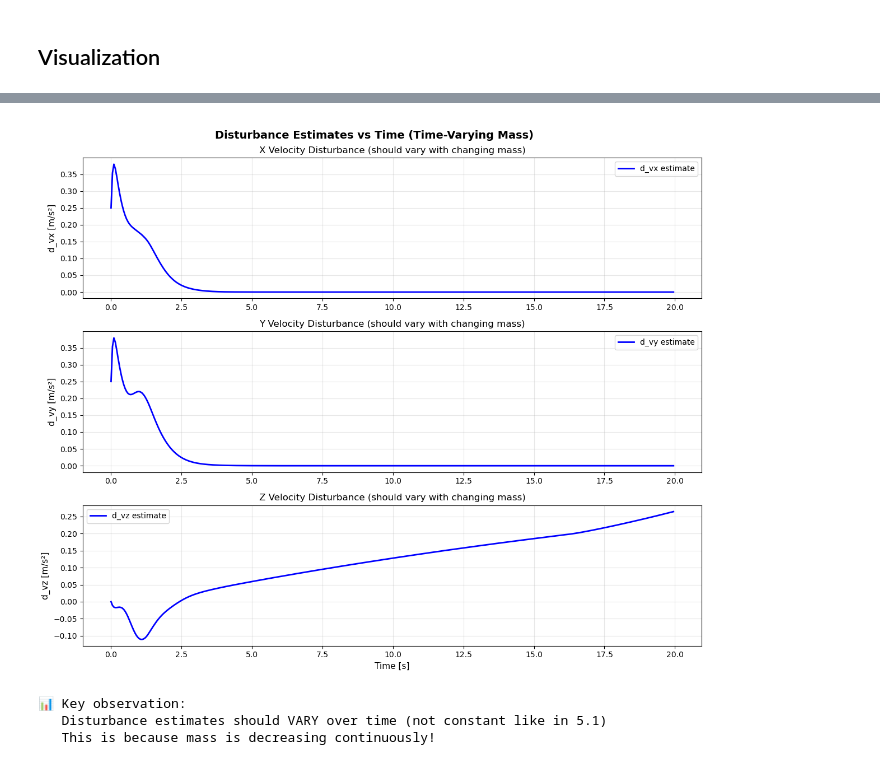
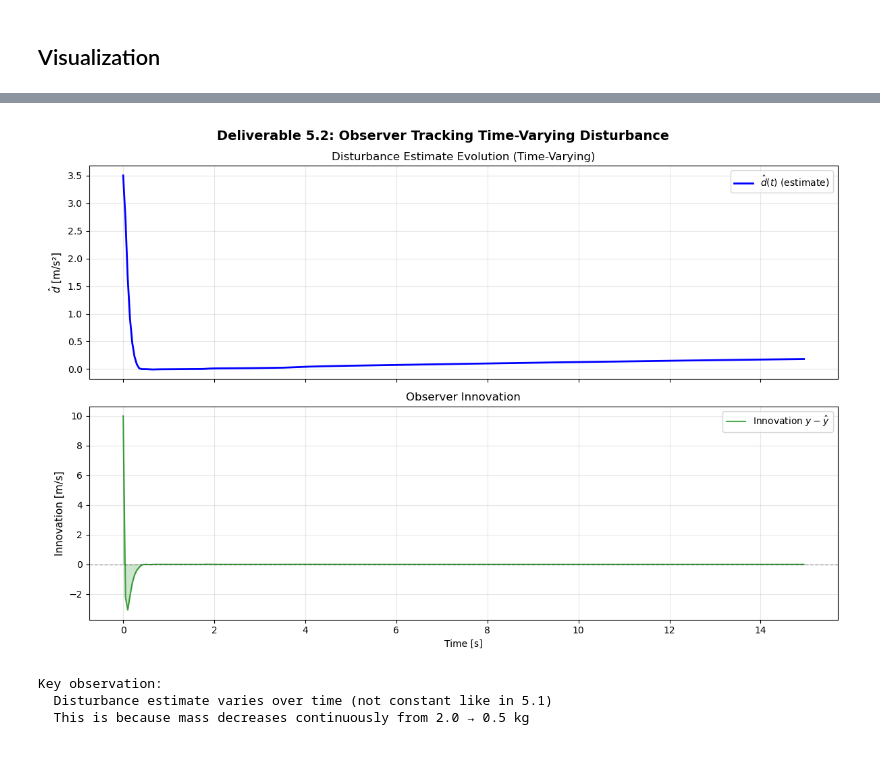
Before and after one commit to yanno27/MPC, a Jupyter notebook: project/Deliverable_5_2/Deliverable_5_2_Claude.ipynb, the cells around one changed output, grey strips where cells are left out. Saved outputs shown, nothing was run; the diff lists cells and outputs as text; code cells hidden in the pictures.

```diff
--- a/project/Deliverable_5_2/Deliverable_5_2_Claude.ipynb
+++ b/project/Deliverable_5_2/Deliverable_5_2_Claude.ipynb
@@ -45,7 +56,7 @@ rocket_params_path = os.path.join(parent_dir, "rocket.yaml")
 # Simulation parameters
 Ts = 0.05
 sim_time = 15
-H = 5.0
+H = 7.0
 
 # Initial conditions
 x0 = np.array([0, 0, 0, 0, 0, 0, 5, 5, 10, 0, 0, 1])
@@ -193,24 +192,38 @@ Final error integrals:
 # %%
-# Plot disturbance estimate over time (z only)
-fig, ax = plt.subplots(1, 1, figsize=(12, 6))
-fig.suptitle('Z Disturbance Estimate vs Time (Time-Varying Mass)', fontsize=14, fontweight='bold')
+# Plot disturbance estimate and innovation over time
+innov_z = np.array(mpc.mpc_z.innov_hist)
+t_dist = t_cl[:-1]
 
-t_dist = t_cl[:-1]
-ax.plot(t_dist, d_est_z, 'r-', linewidth=2, label='d_vz')
-ax.set_ylabel('d_vz [m/s²]', fontsize=11)
-ax.set_xlabel('Time [s]', fontsize=11)
-ax.set_title('Z Velocity Disturbance (varies with changing mass)', fontsize=12)
-ax.legend()
-ax.grid(True, alpha=0.3)
+fig, axes = plt.subplots(2, 1, figsize=(12, 8), sharex=True)
+fig.suptitle('Deliverable 5.2: Observer Tracking Time-Varying Disturbance', fontsize=14, fontweight='bold')
+
+# Disturbance estimate
+axes[0].plot(t_dist, d_est_z, 'b-', linewidth=2, label='$\\hat{d}(t)$ (estimate)')
+axes[0].set_ylabel('$\\hat{d}$ [m/s²]', fontsize=11)
+axes[0].grid(True, alpha=0.3)
+axes[0].legend(fontsize=10)
+axes[0].set_title('Disturbance Estimate Evolution (Time-Varying)')
+
+# Innovation
+axes[1].plot(t_dist, innov_z, 'g-', linewidth=1.5, alpha=0.7, label='Innovation $y - \\hat{y}$')
+axes[1].axhline(0, color='k', linestyle='--', alpha=0.3, linewidth=1)
+axes[1].fill_between(t_dist, innov_z, 0, alpha=0.2, color='g')
+axes[1].set_ylabel('Innovation [m/s]', fontsize=11)
+axes[1].set_xlabel('Time [s]', fontsize=10)
+axes[1].grid(True, alpha=0.3)
+axes[1].legend(fontsize=10)
+axes[1].set_title('Observer Innovation')
 
 plt.tight_layout()
+plt.savefig('deliverable_5_2_observer.png', dpi=150, bbox_inches='tight')
 plt.show()
 
-print("Key observation:")
-print("   Disturbance estimate varies over time because mass is decreasing continuously.")
+print("\nKey observation:")
+print("  Disturbance estimate varies over time (not constant like in 5.1)")
+print("  This is because mass decreases continuously from 2.0 → 0.5 kg")
 # %% [output]
-[figure, old version]
+[figure, new version]
-📊 Key observation:
-   Disturbance estimates should VARY over time (not constant like in 5.1)
-   This is because mass is decreasing continuously!
+Key observation:
+  Disturbance estimate varies over time (not constant like in 5.1)
+  This is because mass decreases continuously from 2.0 → 0.5 kg
 # %%
```
Also changed, not shown: parts of 10 cells of this notebook, 9 other files.
